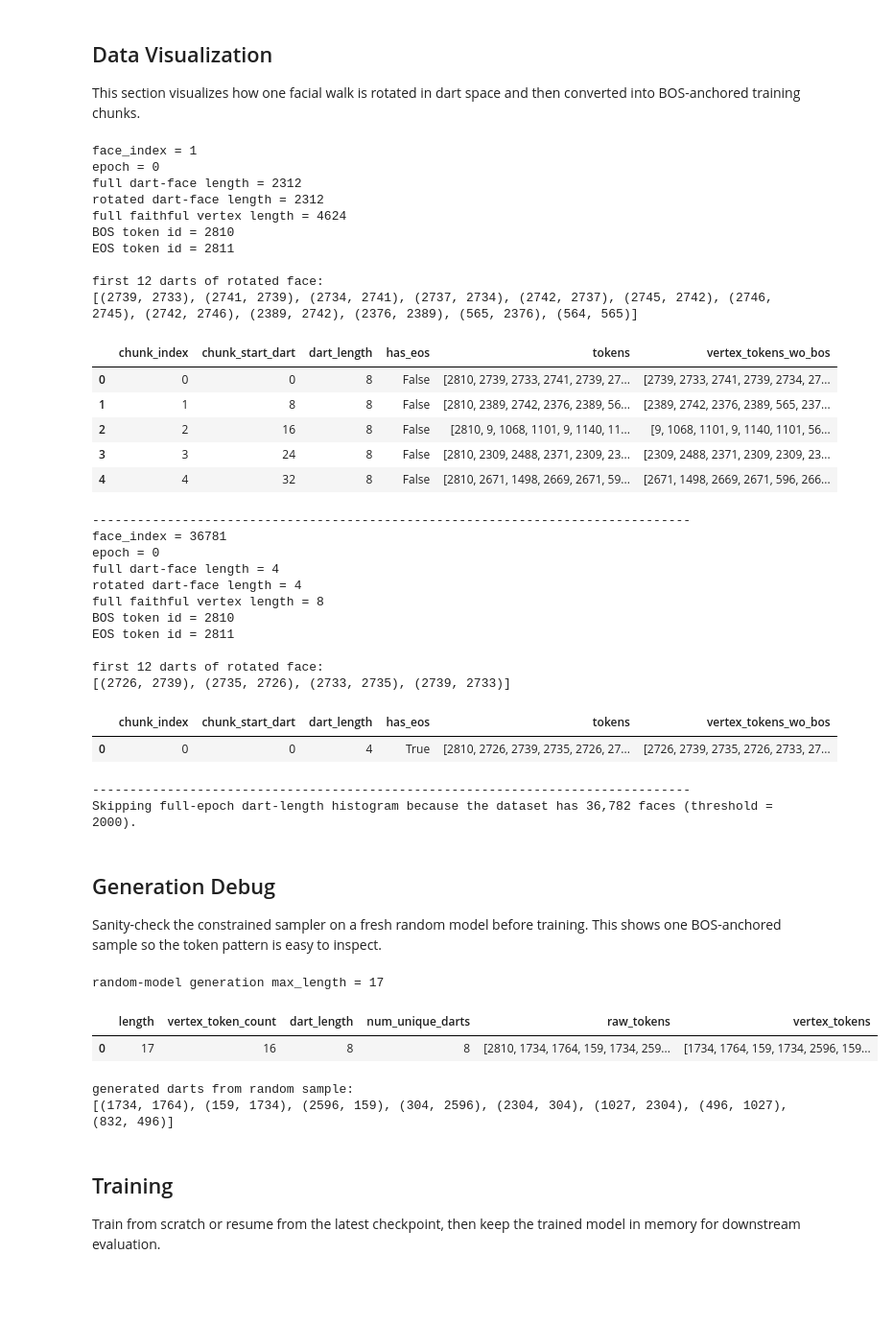
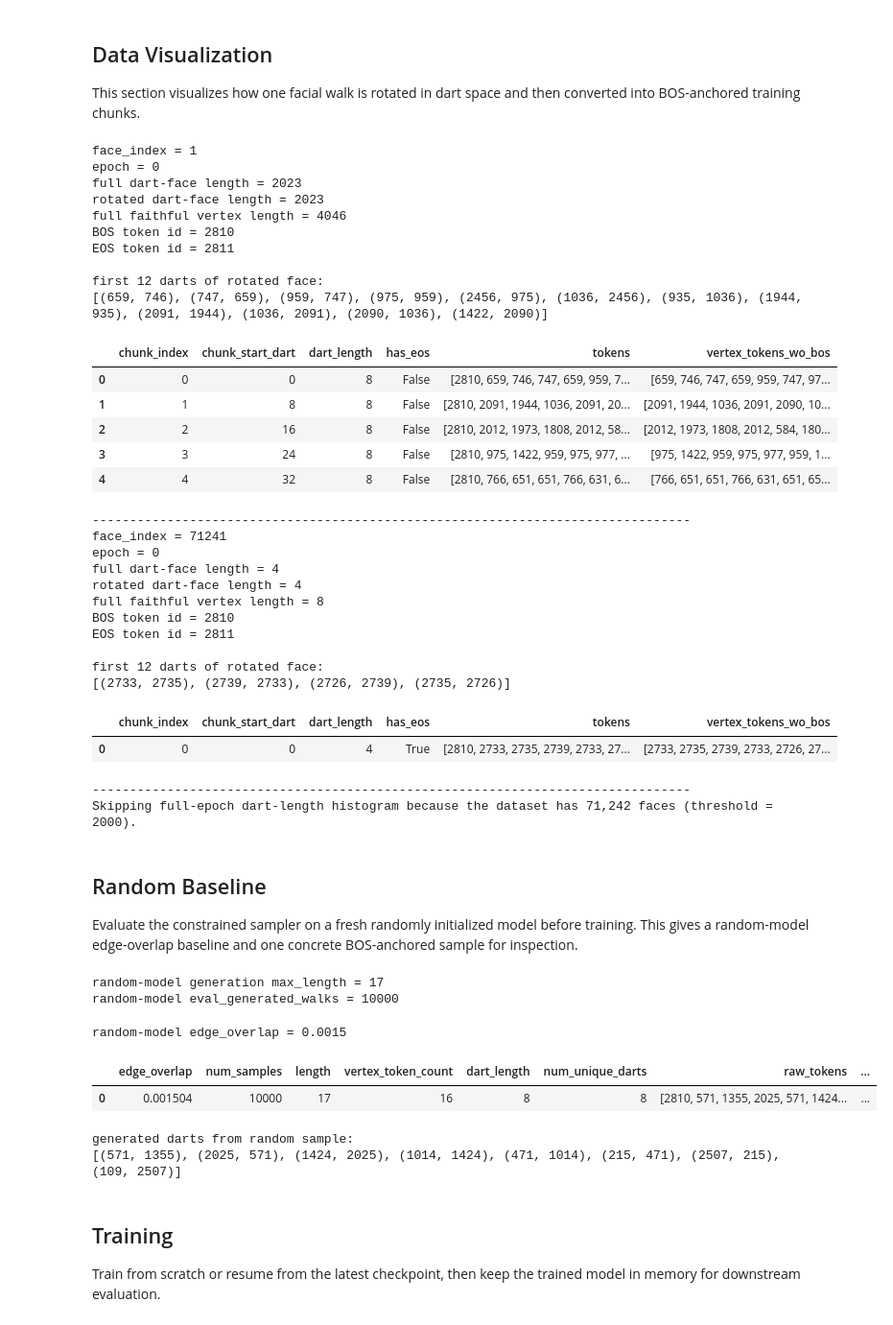
Before and after one commit to rbmuk/facialgen, a Jupyter notebook: coraml_experiment.ipynb, the cells around one changed output. Shown at 96% size. Drawn from its saved outputs; the diff is of its cells as text; code cells hidden in the pictures; blank space fills up the shorter version.

```diff
--- a/coraml_experiment.ipynb
+++ b/coraml_experiment.ipynb
@@ -80,7 +78,7 @@ from types import SimpleNamespace
 
 import numpy as np
 import pandas as pd
-from IPython.display import clear_output, display
+from IPython.display import display
 import matplotlib.pyplot as plt
 
 def find_repo_root(start: Path) -> Path:
@@ -145,7 +143,7 @@ args = SimpleNamespace(
     grad_clip=1.0,
     num_workers=0,
     device='auto',
-    n_layer=2,
+    n_layer=1,
     n_head=4,
     n_embd=128,
     dropout=0.0,
@@ -179,7 +177,7 @@ print(f"dataset = {args.dataset_name}")
 print(f"vertex_context_size = {args.vertex_context_size}, dart_stride = {args.dart_stride}")
 print(f"LLaMA-style config for CoraML: n_layer = {args.n_layer}")
 print(f"checkpoint_dir = {args.save_dir}")
-approx_chunks_per_sign_config = 1_980
+approx_chunks_per_sign_config = 1_747
 approx_total_chunks = approx_chunks_per_sign_config * args.num_sign_configs
 print(f"approx chunk budget ~= {approx_total_chunks:,} (~{approx_chunks_per_sign_config} per sign config)")
 print(f"resume_from_latest = {args.resume_from_latest}")
@@ -335,22 +330,22 @@ else:
 # %% [output]
 face_index = 1
 epoch = 0
-full dart-face length = 2312
-rotated dart-face length = 2312
-full faithful vertex length = 4624
+full dart-face length = 2023
+rotated dart-face length = 2023
+full faithful vertex length = 4046
 BOS token id = 2810
 EOS token id = 2811
 
 first 12 darts of rotated face:
-[(2739, 2733), (2741, 2739), (2734, 2741), (2737, 2734), (2742, 2737), (2745, 2742), (2746, 2745), (2742, 2746), (2389, 2742), (2376, 2389), (565, 2376), (564, 565)]
+[(659, 746), (747, 659), (959, 747), (975, 959), (2456, 975), (1036, 2456), (935, 1036), (1944, 935), (2091, 1944), (1036, 2091), (2090, 1036), (1422, 2090)]
 |  | chunk_index | chunk_start_dart | dart_length | has_eos | tokens | vertex_tokens_wo_bos |
-| 0 | 0 | 0 | 8 | False | [2810, 2739, 2733, 2741, 2739, 27... | [2739, 2733, 2741, 2739, 2734, 27... |
-| 1 | 1 | 8 | 8 | False | [2810, 2389, 2742, 2376, 2389, 56... | [2389, 2742, 2376, 2389, 565, 237... |
-| 2 | 2 | 16 | 8 | False | [2810, 9, 1068, 1101, 9, 1140, 11... | [9, 1068, 1101, 9, 1140, 1101, 56... |
-| 3 | 3 | 24 | 8 | False | [2810, 2309, 2488, 2371, 2309, 23... | [2309, 2488, 2371, 2309, 2309, 23... |
-| 4 | 4 | 32 | 8 | False | [2810, 2671, 1498, 2669, 2671, 59... | [2671, 1498, 2669, 2671, 596, 266... |
+| 0 | 0 | 0 | 8 | False | [2810, 659, 746, 747, 659, 959, 7... | [659, 746, 747, 659, 959, 747, 97... |
+| 1 | 1 | 8 | 8 | False | [2810, 2091, 1944, 1036, 2091, 20... | [2091, 1944, 1036, 2091, 2090, 10... |
+| 2 | 2 | 16 | 8 | False | [2810, 2012, 1973, 1808, 2012, 58... | [2012, 1973, 1808, 2012, 584, 180... |
+| 3 | 3 | 24 | 8 | False | [2810, 975, 1422, 959, 975, 977, ... | [975, 1422, 959, 975, 977, 959, 1... |
+| 4 | 4 | 32 | 8 | False | [2810, 766, 651, 651, 766, 631, 6... | [766, 651, 651, 766, 631, 651, 65... |
 --------------------------------------------------------------------------------
-face_index = 36781
+face_index = 71241
 epoch = 0
 full dart-face length = 4
 rotated dart-face length = 4
@@ -359,58 +354,72 @@ BOS token id = 2810
 EOS token id = 2811
 
 first 12 darts of rotated face:
-[(2726, 2739), (2735, 2726), (2733, 2735), (2739, 2733)]
+[(2733, 2735), (2739, 2733), (2726, 2739), (2735, 2726)]
 |  | chunk_index | chunk_start_dart | dart_length | has_eos | tokens | vertex_tokens_wo_bos |
-| 0 | 0 | 0 | 4 | True | [2810, 2726, 2739, 2735, 2726, 27... | [2726, 2739, 2735, 2726, 2733, 27... |
+| 0 | 0 | 0 | 4 | True | [2810, 2733, 2735, 2739, 2733, 27... | [2733, 2735, 2739, 2733, 2726, 27... |
 --------------------------------------------------------------------------------
-Skipping full-epoch dart-length histogram because the dataset has 36,782 faces (threshold = 2000).
+Skipping full-epoch dart-length histogram because the dataset has 71,242 faces (threshold = 2000).
 # %% [markdown]
-## Generation Debug
+## Random Baseline
 
-Sanity-check the constrained sampler on a fresh random model before training. This shows one BOS-anchored sample so the token pattern is easy to inspect.
+Evaluate the constrained sampler on a fresh randomly initialized model before training. This gives a random-model edge-overlap baseline and one concrete BOS-anchored sample for inspection.
 # %%
 random_model = model_preview
 random_model.to(device)
 random_model.eval()
 
-random_debug_num_samples = 1
-random_debug_max_length = default_face_generation_max_length(args.vertex_context_size)
-print(f'random-model generation max_length = {random_debug_max_length}')
+random_num_samples = 1_000
+random_max_length = default_face_generation_max_length(args.vertex_context_size)
+print(f'random-model generation max_length = {random_max_length}')
+print(f'random-model eval_generated_walks = {random_num_samples}')
 
-random_debug_walks = sample_model_walks(
+random_walks = sample_model_walks(
     random_model,
-    num_samples=random_debug_num_samples,
-    max_length=random_debug_max_length,
+    num_samples=random_num_samples,
+    max_length=random_max_length,
     bos_token_id=int(eval_info_preview['bos_token_id']),
     device=device,
-    batch_size=1,
+    batch_size=128,
     show_progress=True,
-    progress_desc='random-model debug sampling',
+    progress_desc='random-model baseline sampling',
 )
 
-seq = random_debug_walks[0]
+random_A_hat, _ = reconstruct_graph_from_generated_walks(
+    random_walks,
+    num_nodes=int(eval_info_preview['num_nodes']),
+    target_num_edges=int(eval_info_preview['num_reference_edges']),
+    seed=args.split_seed,
+)
+random_edge_overlap = edge_overlap_ratio(random_A_hat, eval_info_preview['reference_adj'])
+print(f'random-model edge_overlap = {random_edge_overlap:.4f}')
+
+seq = random_walks[0]
 num_nodes = int(eval_info_preview['num_nodes'])
 vertex_tokens = [int(tok) for tok in seq if 0 <= int(tok) < num_nodes]
 darts = [(int(vertex_tokens[i]), int(vertex_tokens[i + 1])) for i in range(0, len(vertex_tokens) - (len(vertex_tokens) % 2), 2)]
 
 summary = pd.DataFrame([{
+    'edge_overlap': float(random_edge_overlap),
+    'num_samples': int(random_num_samples),
     'length': int(len(seq)),
     'vertex_token_count': int(len(vertex_tokens)),
     'dart_length': int(len(darts)),
     'num_unique_darts': int(len(set(darts))),
     'raw_tokens': seq,
     'vertex_tokens': vertex_tokens,
 }])
 display(summary)
 
 print('generated darts from random sample:')
 print(darts)
 # %% [output]
 random-model generation max_length = 17
+random-model eval_generated_walks = 10000
+random-model edge_overlap = 0.0015
-|  | length | vertex_token_count | dart_length | num_unique_darts | raw_tokens | vertex_tokens |
-| 0 | 17 | 16 | 8 | 8 | [2810, 1734, 1764, 159, 1734, 259... | [1734, 1764, 159, 1734, 2596, 159... |
+|  | edge_overlap | num_samples | length | vertex_token_count | dart_length | num_unique_darts | raw_tokens | ... |
+| 0 | 0.001504 | 10000 | 17 | 16 | 8 | 8 | [2810, 571, 1355, 2025, 571, 1424... | ... |
-generated darts from random sample:
-[(1734, 1764), (159, 1734), (2596, 159), (304, 2596), (2304, 304), (1027, 2304), (496, 1027), (832, 496)]
+generated darts from random sample:
+[(571, 1355), (2025, 571), (1424, 2025), (1014, 1424), (471, 1014), (215, 471), (2507, 215), (109, 2507)]
 # %% [markdown]
 ## Training
 
```
Also changed, not shown: parts of 8 cells of this notebook, 1 other file.
